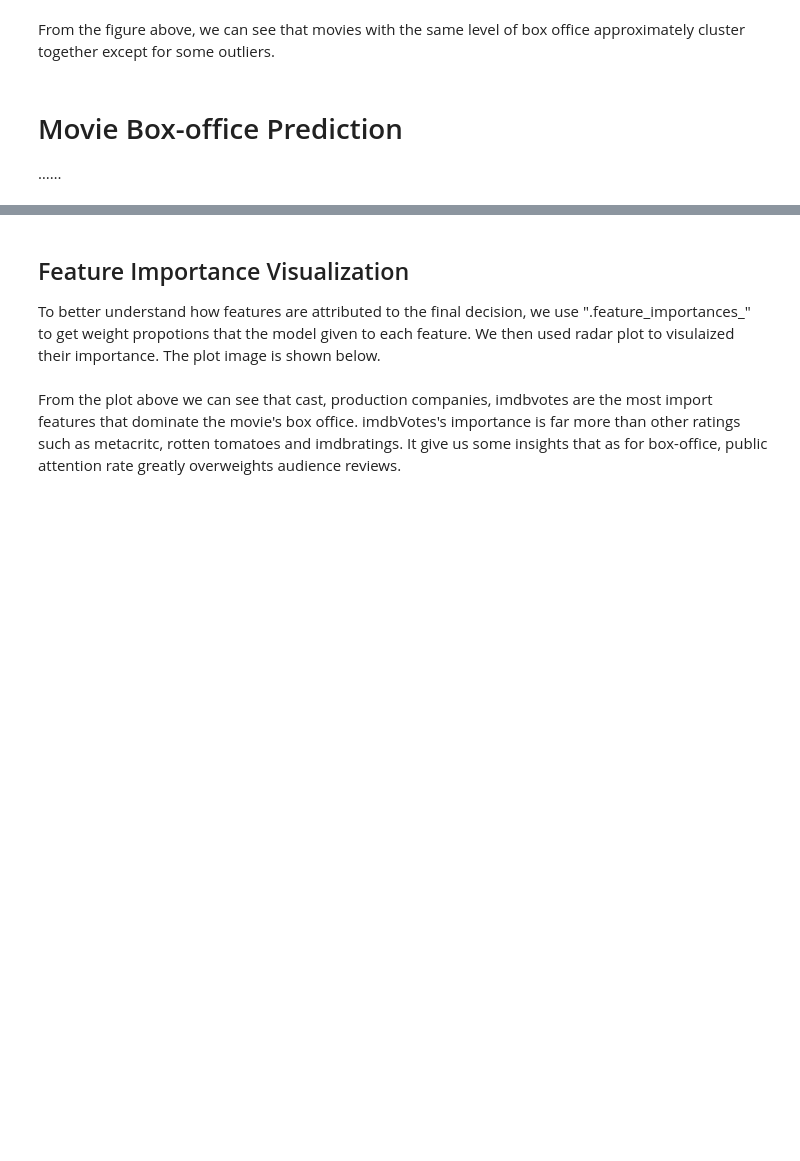
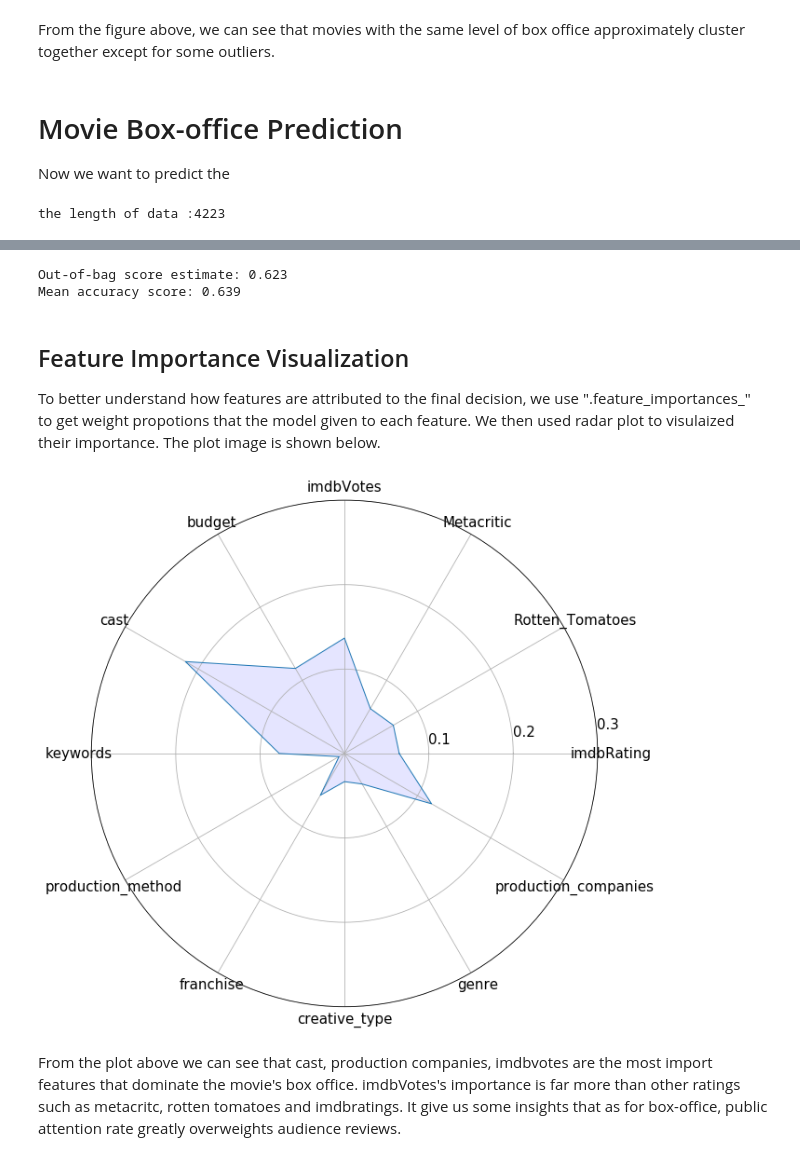
Before and after one commit to yuechaohou/PDS, a Jupyter notebook: WhatContributesToMoviesWithHighReturns.ipynb, the cells around one changed output, grey strips where cells are left out. Drawn from its saved outputs; the diff is of its cells as text; code cells hidden in the pictures; blank space fills up the shorter version.

```diff
--- a/WhatContributesToMoviesWithHighReturns.ipynb
+++ b/WhatContributesToMoviesWithHighReturns.ipynb
@@ -777,0 +786,14 @@ pdf.to_csv('movie_info.csv')
+# %%
+from translate_feature import get_ROIs, get_revenues
+import seaborn as sns
+
+sns.set(color_codes=True)
+
+ROIs = get_ROIs()
+revenues = get_revenues()
+
+ROIs = sorted(ROIs, reverse=True)
+revenues = get_revenues(revenues, reverse=True)
+
+sns.distplot(ROI_np[100:])
+sns.distplot(revenues)
@@ -906,7 +940,7 @@ plt.show()
 From the figure above, we can see that movies with the same level of box office approximately cluster together except for some outliers.
 # %% [markdown]
 # Movie Box-office Prediction
-……
+Now we want to predict the
 # %%
 def get_data_labels(movie_data):
     features = movie_data.drop(['rois', 'gross', 'name'], axis=1)
@@ -923,8 +957,10 @@ def get_train_test_data(features, labels):
 
 movie_data = pd.read_csv('movie_data.csv')
 print("the length of data :" + str(len(movie_data)))
-features, rois, gross = get_data_labels(movie_data)
+features, features_tag, rois, gross = get_data_labels(movie_data)
 X_train, X_test, y_train, y_test = get_train_test_data(features, gross)
+# %% [output]
+the length of data :4223
 # %% [markdown]
 ## Random Forest
 Here, we tried several models to clssify our data, among which Random Forest performed best. It reaches accuracy at 64.2%.
@@ -937,7 +973,7 @@ It firstly measures the variable importance in a data set to fit a random forest
 Before using Random Forests to solve the classfication problem, we firstly scaled our data, then splited then into trainset and testset. Here, we are using 50/50 split - 2117 train movies and 2116 test movies. "RunRandomForest()" returns the trained model, predict accuracy and the posibility of each movies belong to one box-office range. We can also get the out-of-bag score computed by sklearn. It is an estimate of the classification accuracy we might expect to observe on new data.
 # %%
 def RunRandomForest( X_train, X_test, y_train, y_test):
-    rf = RandomForestClassifier(n_estimators=200, oob_score=True, random_state=123456)
+    rf = RandomForestClassifier(n_estimators=200, oob_score=True, random_state=12345)
     rf.fit(X_train, y_train)
     predicted = rf.predict(X_test)
     accuracy = accuracy_score(y_test, predicted)
@@ -947,6 +983,9 @@ def RunRandomForest( X_train, X_test, y_train, y_test):
 rf, accuracy, probability = RunRandomForest(X_train, X_test, y_train, y_test)
 print(f'Out-of-bag score estimate: {rf.oob_score_:.3}')
 print(f'Mean accuracy score: {accuracy:.3}')
+# %% [output]
+Out-of-bag score estimate: 0.623
+Mean accuracy score: 0.639
 # %% [markdown]
 ## Feature Importance Visualization
 To better understand how features are attributed to the final decision, we use ".feature_importances_"  to get weight propotions that the model given to each feature. We then used radar plot to visulaized their importance. The plot image is shown below.
@@ -964,36 +1003,36 @@ def radar_plt_fimp(rf, features):
     imp_val = []
     for imp in featue_importance:
         categories.append(imp[0])
         imp_val.append(imp[1])
 
     N = len(categories)
 
     # need to repeat the first value to close the circular graph:
     imp_val += imp_val[:1]
 
     # divide the plot / number of variable
     angles = [n / float(N) * 2 * pi for n in range(N)]
     angles += angles[:1]
 
     # Initialise the spider plot
     pyplot.figure(figsize=(10, 10))
     ax = plt.subplot(111,polar=True)
 
     # Draw one axe per variable + add labels labels yet
     plt.xticks(angles[:-1], categories, color='black', size=15)
 
     # Draw ylabels
     ax.set_rlabel_position(5)
     plt.yticks([0.1,0.2,0.3], ["0.1","0.2","0.3"], color="black", size=15)
     plt.ylim(0,0.3)
 
     # Plot data
     ax.plot(angles, imp_val, linewidth=1, linestyle='solid')
     ax.fill(angles, imp_val, 'b', alpha=0.1)
 
-
-plotRadias_fimp(rf, features_tag)
-radar_plt_fimp(featue_importance)
+radar_plt_fimp(rf, features_tag)
+# %% [output]
+[figure, added]
 # %% [markdown]
 From the plot above we can see that cast, production companies, imdbvotes are the most import features that dominate the movie's box office. imdbVotes's importance is far more than other ratings such as metacritc, rotten tomatoes and imdbratings. It give us some insights that as for box-office, public attention rate greatly overweights audience reviews.
 # %% [markdown]
```
Also changed, not shown: parts of 13 cells of this notebook.
